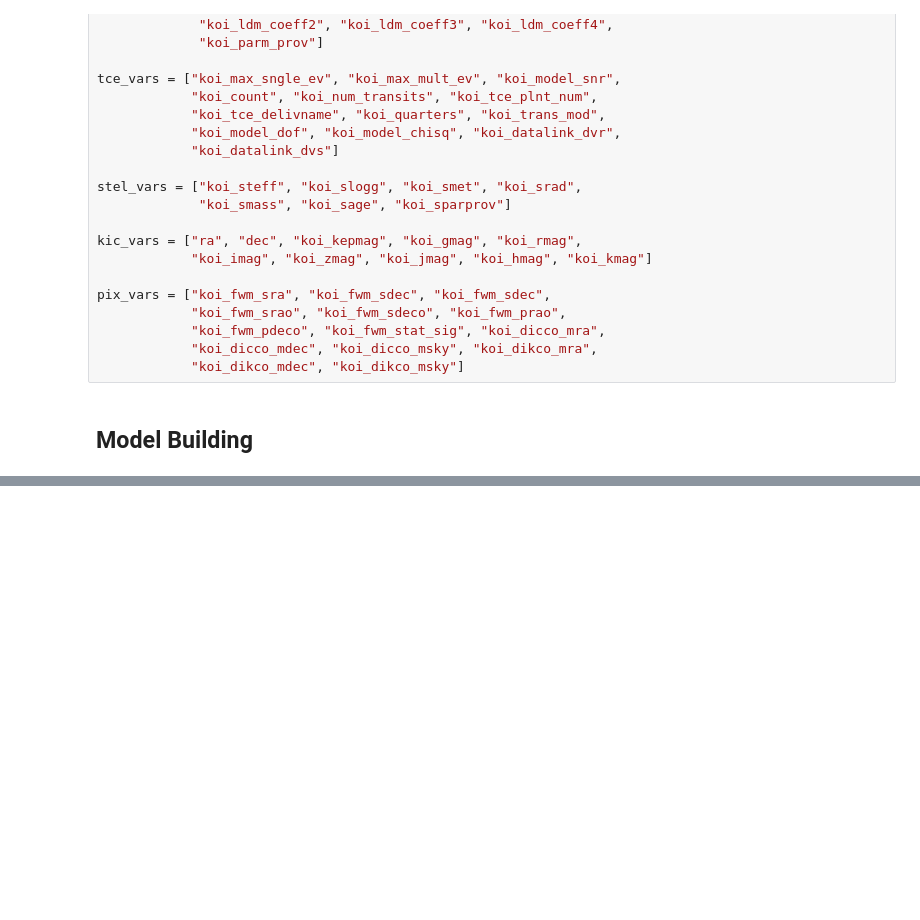
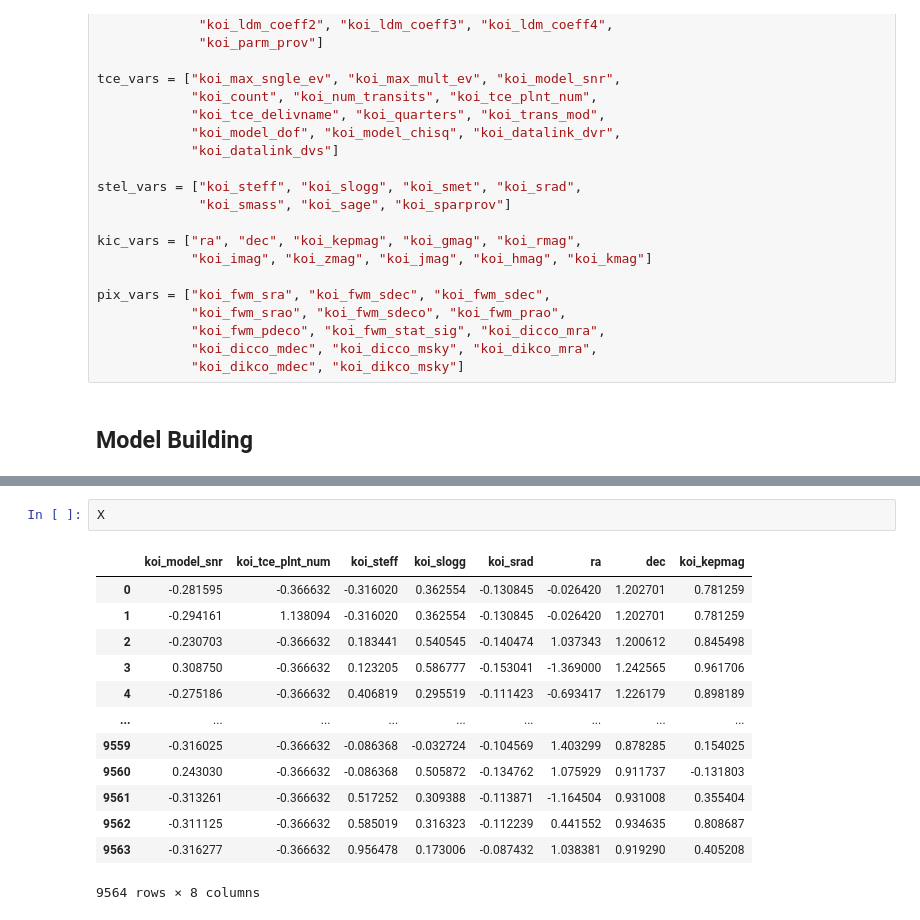
Before and after one commit to Haigro/Exoplanet-Classification, a Jupyter notebook: Project.ipynb, the cells around one changed output, grey strips where cells are left out. Saved outputs shown, nothing was run; the diff lists cells and outputs as text; blank space fills up the shorter version.

```diff
--- a/Project.ipynb
+++ b/Project.ipynb
@@ -135,0 +211,16 @@ pix_vars = ["koi_fwm_sra", "koi_fwm_sdec", "koi_fwm_sdec",
+# %%
+X
+# %% [output]
+|  | koi_model_snr | koi_tce_plnt_num | koi_steff | koi_slogg | koi_srad | ra | dec | koi_kepmag |
+| 0 | -0.281595 | -0.366632 | -0.316020 | 0.362554 | -0.130845 | -0.026420 | 1.202701 | 0.781259 |
+| 1 | -0.294161 | 1.138094 | -0.316020 | 0.362554 | -0.130845 | -0.026420 | 1.202701 | 0.781259 |
+| 2 | -0.230703 | -0.366632 | 0.183441 | 0.540545 | -0.140474 | 1.037343 | 1.200612 | 0.845498 |
+| 3 | 0.308750 | -0.366632 | 0.123205 | 0.586777 | -0.153041 | -1.369000 | 1.242565 | 0.961706 |
+| 4 | -0.275186 | -0.366632 | 0.406819 | 0.295519 | -0.111423 | -0.693417 | 1.226179 | 0.898189 |
+| ... | ... | ... | ... | ... | ... | ... | ... | ... |
+| 9559 | -0.316025 | -0.366632 | -0.086368 | -0.032724 | -0.104569 | 1.403299 | 0.878285 | 0.154025 |
+| 9560 | 0.243030 | -0.366632 | -0.086368 | 0.505872 | -0.134762 | 1.075929 | 0.911737 | -0.131803 |
+| 9561 | -0.313261 | -0.366632 | 0.517252 | 0.309388 | -0.113871 | -1.164504 | 0.931008 | 0.355404 |
+| 9562 | -0.311125 | -0.366632 | 0.585019 | 0.316323 | -0.112239 | 0.441552 | 0.934635 | 0.808687 |
+| 9563 | -0.316277 | -0.366632 | 0.956478 | 0.173006 | -0.087432 | 1.038381 | 0.919290 | 0.405208 |
+9564 rows × 8 columns
```
Also changed, not shown: parts of 8 cells of this notebook.
